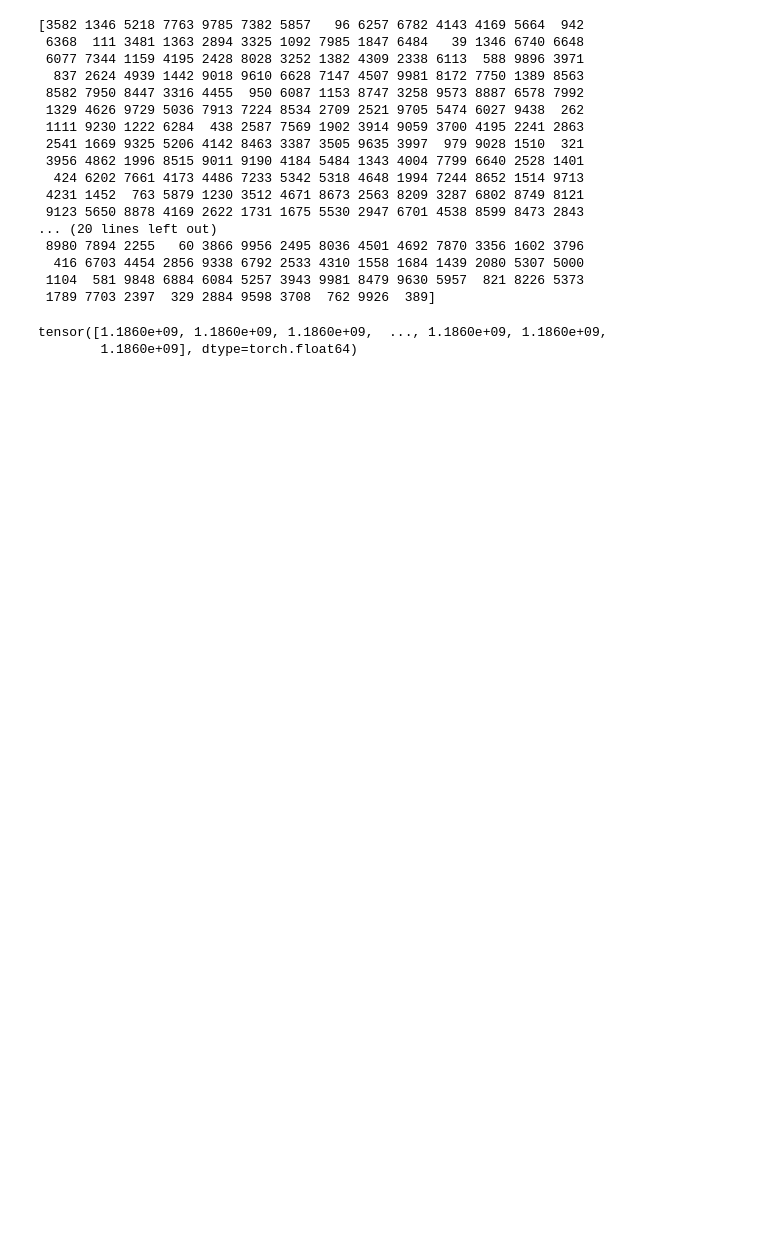
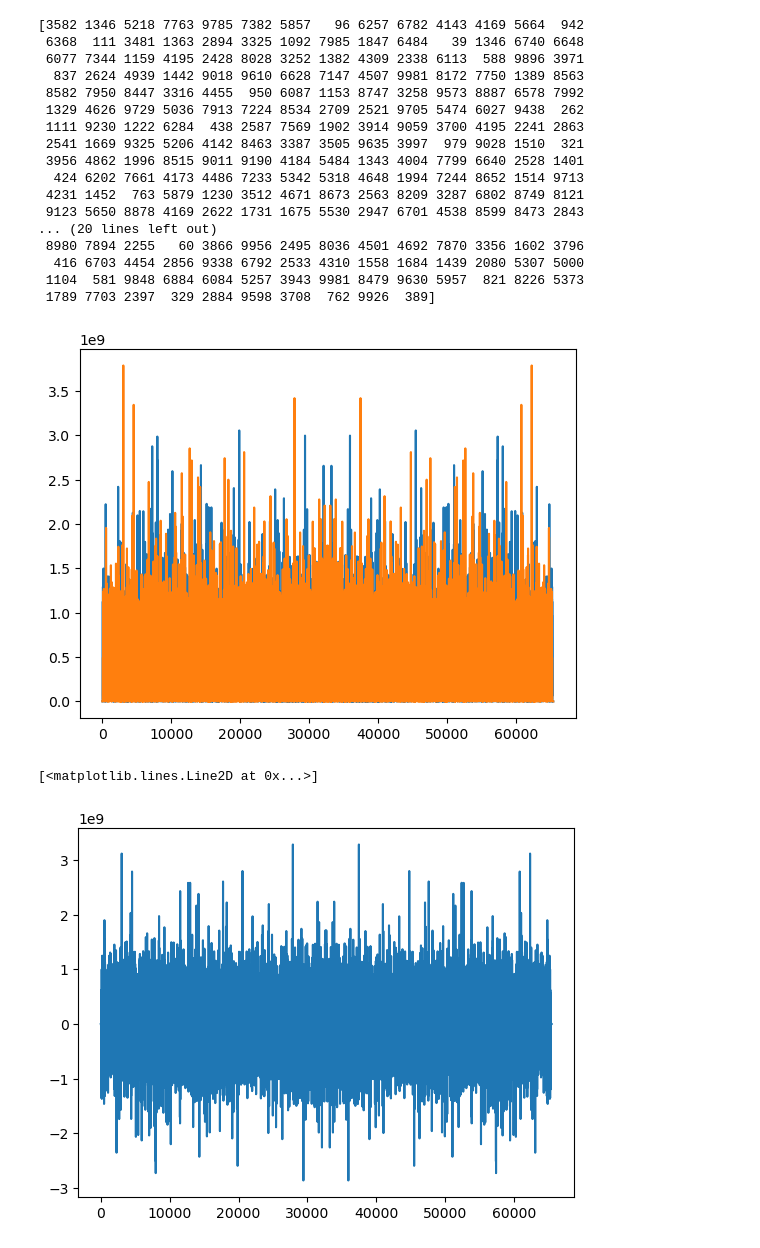
Before and after one commit to jurriaan585/Project2_CAML, a Jupyter notebook: Code/TESTER.ipynb, the cells around one changed output. Drawn from its saved outputs; the diff is of its cells as text; code cells hidden in the pictures; blank space fills up the shorter version.

```diff
--- a/Code/TESTER.ipynb
+++ b/Code/TESTER.ipynb
@@ -42,8 +49,24 @@ backgrounds = torch.tensor(data[list(random_draw)])
  1104  581 9848 6884 6084 5257 3943 9981 8479 9630 5957  821 8226 5373
  1789 7703 2397  329 2884 9598 3708  762 9926  389]
 # %%
-print(injections[3][499])
+ID=234
+
+data.background=False
+
+x= data[ID][0]
+xfft = np.fft.fft(x)
+plt.plot(np.abs(xfft[100::])**2)
+
+data.background=True
+
+x= data[ID][0]
+xfft1 = np.fft.fft(x)
+plt.plot(np.abs(xfft1[100::])**2)
+plt.show()
+
+plt.plot(np.abs(xfft1[100::])**2-np.abs(xfft[100::])**2)
 # %% [output]
+[figure, added]
-tensor([1.1860e+09, 1.1860e+09, 1.1860e+09,  ..., 1.1860e+09, 1.1860e+09,
-        1.1860e+09], dtype=torch.float64)
+[<matplotlib.lines.Line2D at 0x...>]
+[figure, added]
 # %%
```
Also changed, not shown: parts of 4 cells of this notebook.
